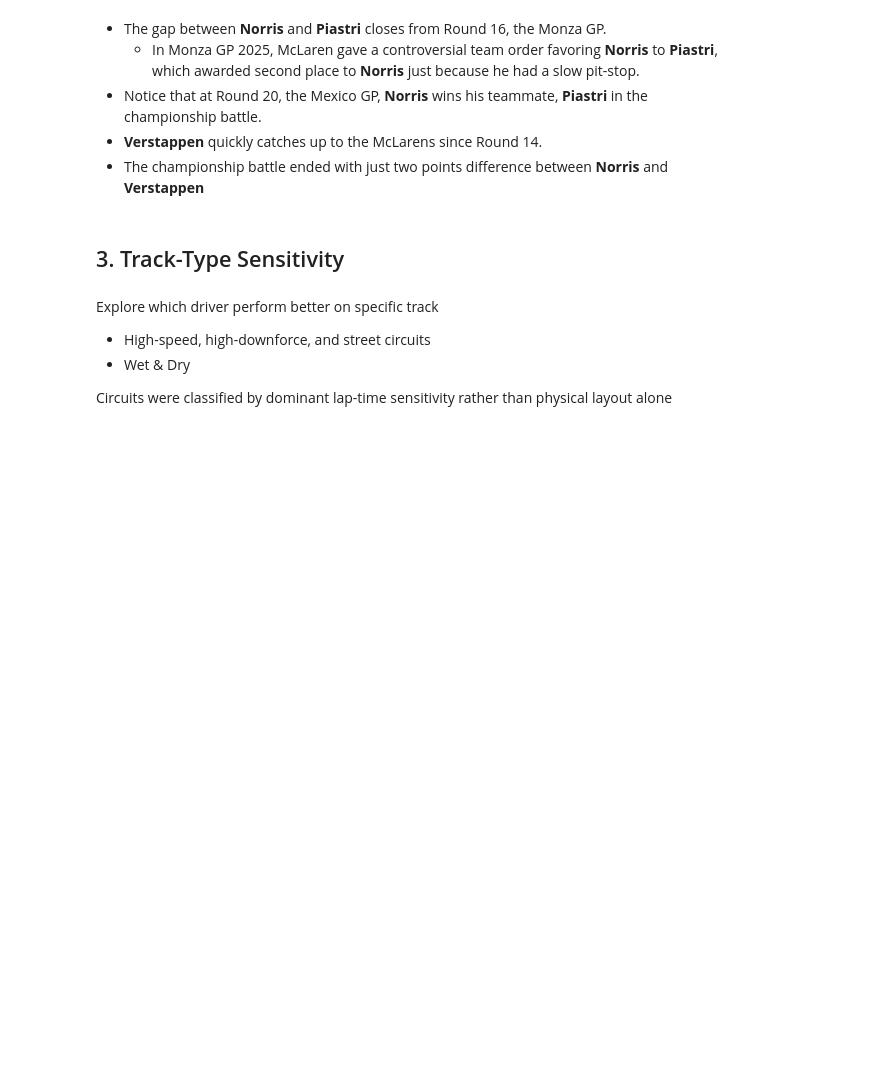
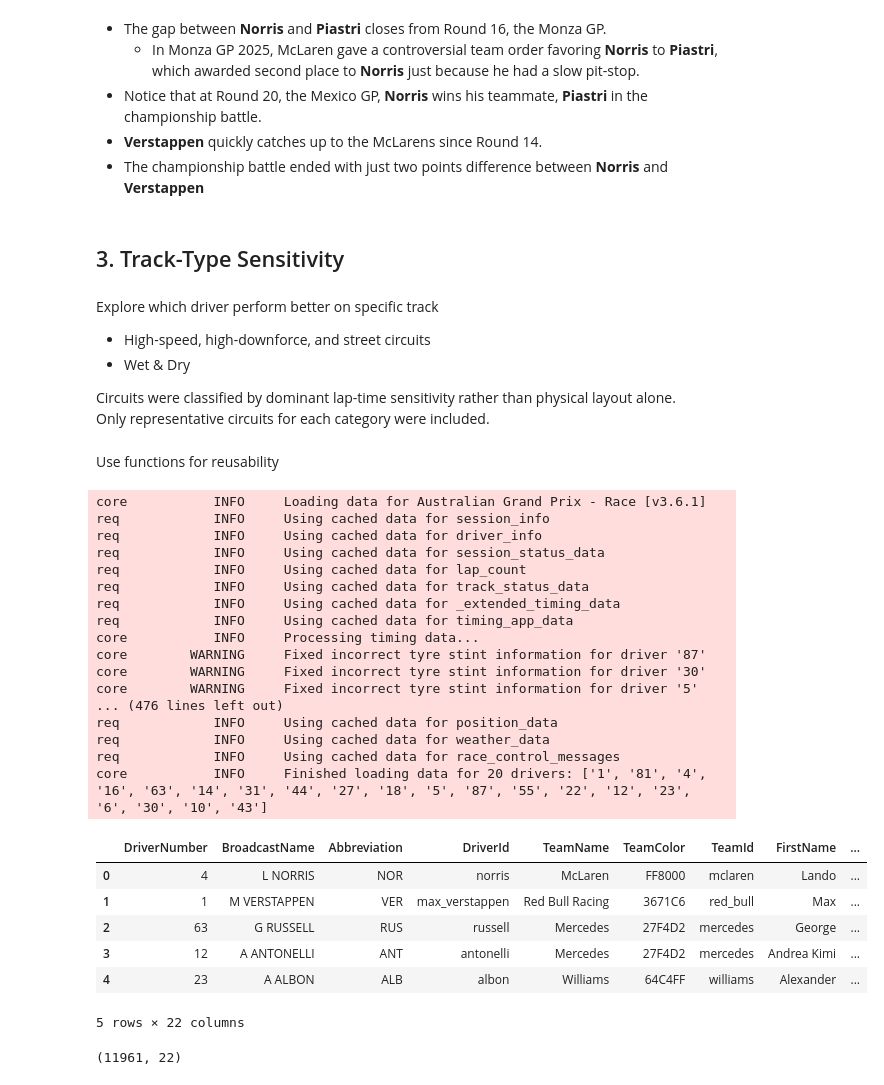
Before and after one commit to otola03/Kaggle_Studies, a Jupyter notebook: f1_analysis/f1_2025_season_summary.ipynb, the cells around one changed output. Drawn from its saved outputs; the diff is of its cells as text; code cells hidden in the pictures; blank space fills up the shorter version.

Commit message:
preparing for track specific features of each driver.

```diff
--- a/f1_analysis/f1_2025_season_summary.ipynb
+++ b/f1_analysis/f1_2025_season_summary.ipynb
@@ -251,7 +251,10 @@ Explore which driver perform better on specific track
 - High-speed, high-downforce, and street circuits
 - Wet & Dry
 
-Circuits were classified by dominant lap-time sensitivity rather than physical layout alone
+Circuits were classified by dominant lap-time sensitivity rather than physical layout alone.
+Only representative circuits for each category were included.
+# %% [markdown]
+Use functions for reusability
 # %%
 # Categorize the tracks by type
 # some tracks might be in multiple categories
@@ -267,5 +287,55 @@ def categorize_track(tracks):
 # %%
+# to preserve the original dataframe
 schedule2 = schedule.copy()
 
+all_results = []
 for i, event in schedule2.iterrows():
   event_name = event['EventName']
+
+  # load race session
+  session_r = ff1.get_session(season, event_name, 'R')
+  session_r.load()
+
+  # load sprint race session if applicable
+  session_s = None
+  if event['EventFormat'] == 'sprint_qualifying':
+    session_s = ff1.get_session(season, event_name, 'S')
+    session_s.load()
+
+  for j, driver_row in session_r.results.iterrows():
+    all_results.append(session_r.results)
+    if session_s is not None:
+      all_results.append(session_s.results)
+
+all_results_df = pd.concat(all_results, ignore_index=True)
+
+all_results_df.head()
+# %% [output]
+core           INFO     Loading data for Australian Grand Prix - Race [v3.6.1]
+req            INFO     Using cached data for session_info
+req            INFO     Using cached data for driver_info
+req            INFO     Using cached data for session_status_data
+req            INFO     Using cached data for lap_count
+req            INFO     Using cached data for track_status_data
+req            INFO     Using cached data for _extended_timing_data
+req            INFO     Using cached data for timing_app_data
+core           INFO     Processing timing data...
+core        WARNING     Fixed incorrect tyre stint information for driver '87'
+core        WARNING     Fixed incorrect tyre stint information for driver '30'
+core        WARNING     Fixed incorrect tyre stint information for driver '5'
+... (476 lines left out)
+req            INFO     Using cached data for position_data
+req            INFO     Using cached data for weather_data
+req            INFO     Using cached data for race_control_messages
+core           INFO     Finished loading data for 20 drivers: ['1', '81', '4', '16', '63', '14', '31', '44', '27', '18', '5', '87', '55', '22', '12', '23', '6', '30', '10', '43']
+|  | DriverNumber | BroadcastName | Abbreviation | DriverId | TeamName | TeamColor | TeamId | FirstName | ... |
+| 0 | 4 | L NORRIS | NOR | norris | McLaren | FF8000 | mclaren | Lando | ... |
+| 1 | 1 | M VERSTAPPEN | VER | max_verstappen | Red Bull Racing | 3671C6 | red_bull | Max | ... |
+| 2 | 63 | G RUSSELL | RUS | russell | Mercedes | 27F4D2 | mercedes | George | ... |
+| 3 | 12 | A ANTONELLI | ANT | antonelli | Mercedes | 27F4D2 | mercedes | Andrea Kimi | ... |
+| 4 | 23 | A ALBON | ALB | albon | Williams | 64C4FF | williams | Alexander | ... |
+5 rows × 22 columns
+# %%
+all_results_df.shape
+# %% [output]
+(11961, 22)
```
Also changed, not shown: parts of 3 cells of this notebook.
